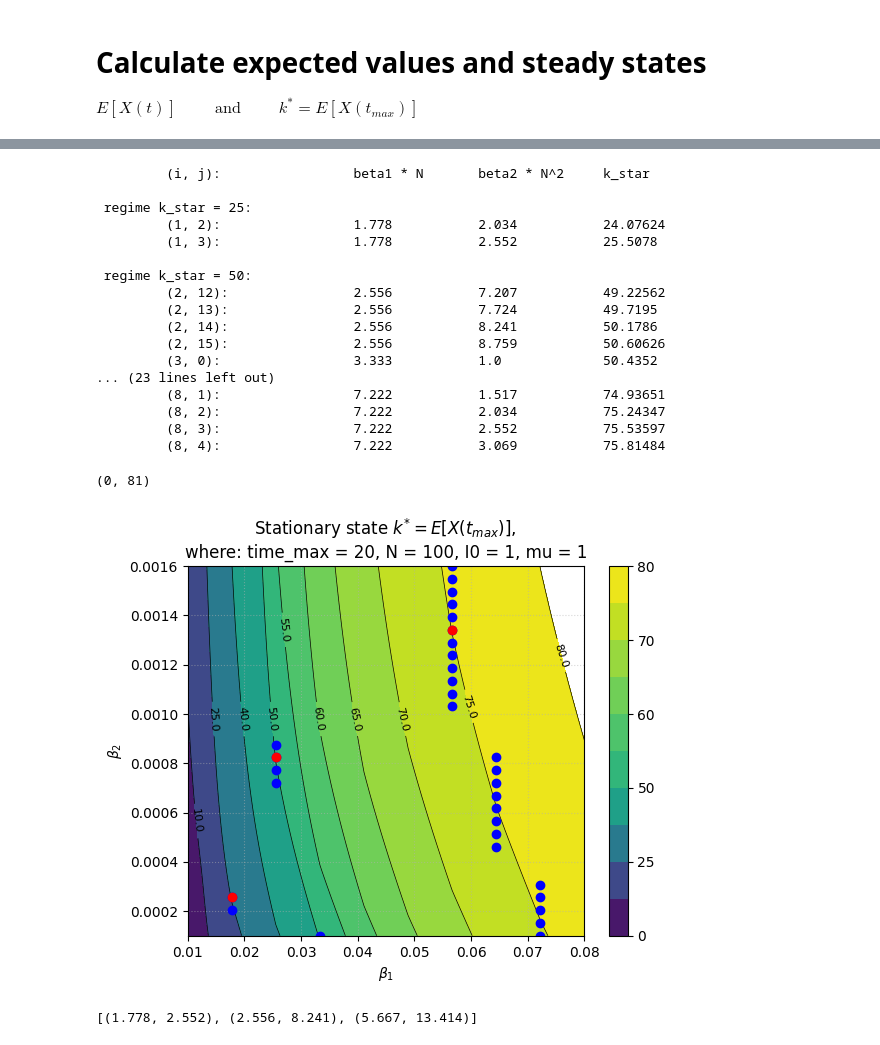
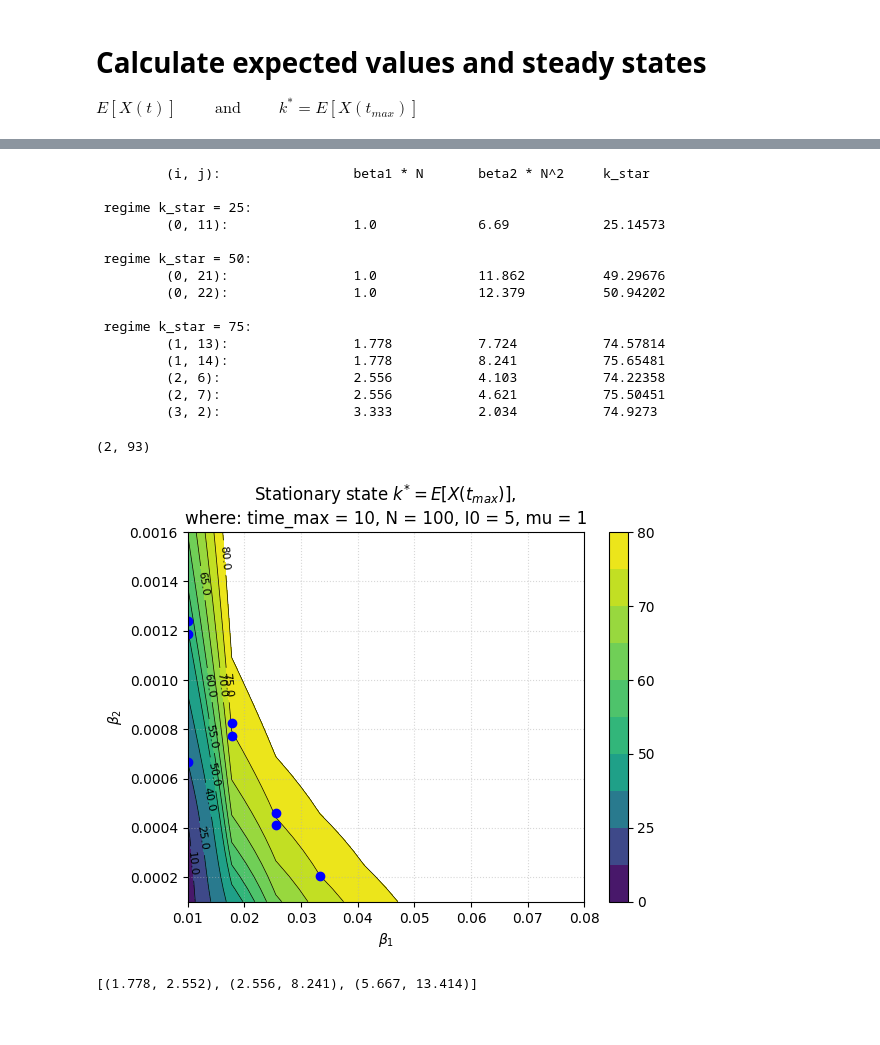
Before and after one commit to markolalovic/higher-order-contagion, a Jupyter notebook: notebooks/stationary-state-2.ipynb, the cells around one changed output, grey strips where cells are left out. Cells and saved outputs as stored; diff of their text form; code cells hidden in the pictures.

Commit message:
found beta1, beta2 pair for regime 0.75

```diff
--- a/notebooks/stationary-state-2.ipynb
+++ b/notebooks/stationary-state-2.ipynb
@@ -29,12 +29,12 @@ from solve_kolmogorov import *
 g_type = "complete"
 
 # TODO: increase these values
-N = 1000
+N = 100
 g = CompleteHypergraph(N)
 
 I0 = 5
 
-time_max = 20
+time_max = 10
 
 # beta1 = 2 / N       # pairwise infection rate
 # beta2 = 4 / (N**2)  # hyperedge contagion rate
@@ -208,20 +201,18 @@ for r in [0, 1, 2]:
          (i, j):                 beta1 * N       beta2 * N^2     k_star
 
  regime k_star = 25:
-         (1, 2):                 1.778           2.034           24.07624
-         (1, 3):                 1.778           2.552           25.5078
+         (0, 11):                1.0             6.69            25.14573
 
  regime k_star = 50:
-         (2, 12):                2.556           7.207           49.22562
-         (2, 13):                2.556           7.724           49.7195
-         (2, 14):                2.556           8.241           50.1786
-         (2, 15):                2.556           8.759           50.60626
-         (3, 0):                 3.333           1.0             50.4352
-... (23 lines left out)
-         (8, 1):                 7.222           1.517           74.93651
-         (8, 2):                 7.222           2.034           75.24347
-         (8, 3):                 7.222           2.552           75.53597
-         (8, 4):                 7.222           3.069           75.81484
+         (0, 21):                1.0             11.862          49.29676
+         (0, 22):                1.0             12.379          50.94202
+
+ regime k_star = 75:
+         (1, 13):                1.778           7.724           74.57814
+         (1, 14):                1.778           8.241           75.65481
+         (2, 6):                 2.556           4.103           74.22358
+         (2, 7):                 2.556           4.621           75.50451
+         (3, 2):                 3.333           2.034           74.9273
 # %%
 beta_indices_selected = [(1, 3),
                          (2, 14),
@@ -234,7 +225,7 @@ betas_unscaled_selected = [(1.778, 2.552),
 # set levels
 int(k_star.min()), int(k_star.max())
 # %% [output]
-(0, 81)
+(2, 93)
 # %%
 # nlevels = 20
 # levels = np.linspace(k_star.min(), k_star.max(), nlevels)
@@ -243,34 +234,34 @@ levels = [0, 10, 25, 40, 50, 55, 60, 65, 70, 75, 80]
 # %%
 B1, B2 = np.meshgrid(beta1_vec, beta2_vec)
 
 plt.figure()
 
 contourf_plot = plt.contourf(B1, B2, k_star.T, levels=levels, cmap="viridis") # use k_star.T!!
 contour_plot = plt.contour(B1, B2, k_star.T, levels=contourf_plot.levels, colors="k", linewidths=0.5)
 
 plt.clabel(contour_plot, inline=True, fontsize=8, fmt="%.1f")
 cbar = plt.colorbar(contourf_plot)
 cbar.set_label(r"")
 
 # add beta pairs from all regimes
 for r in range(len(beta_regimes)):
     for (i, j) in beta_indices[r]:
         plt.plot(beta1_vec[i], beta2_vec[j], 'bo')
 
-for (b1N, b2NN) in betas_unscaled_selected:
-    plt.plot(b1N / N, b2NN / (N**2), 'ro')
+# for (b1N, b2NN) in betas_unscaled_selected:
+#     plt.plot(b1N / N, b2NN / (N**2), 'ro')
 
 plt_title = r"Stationary state $k^{*} = E[X(t_{max})]$, "
 plt_title += f"\nwhere: time_max = {time_max}, N = {N}, I0 = {I0}, mu = {mu}"
 plt.xlabel(r"$\beta_1$")
 plt.ylabel(r"$\beta_2$")
 plt.title(plt_title)
 plt.grid(True, linestyle=":", alpha=0.5)
 plt.savefig(f"../figures/solutions-kolmogorov/complete/contour_KE_solutions_G={g_type}_N={N}_I0={I0}.pdf",
             format="pdf", bbox_inches="tight")
 plt.show()
 # %% [output]
-[figure, old version]
+[figure, new version]
 # %%
 betas_unscaled_selected
 # %% [output]
```
Also changed, not shown: parts of 8 cells of this notebook, 32 other files.
